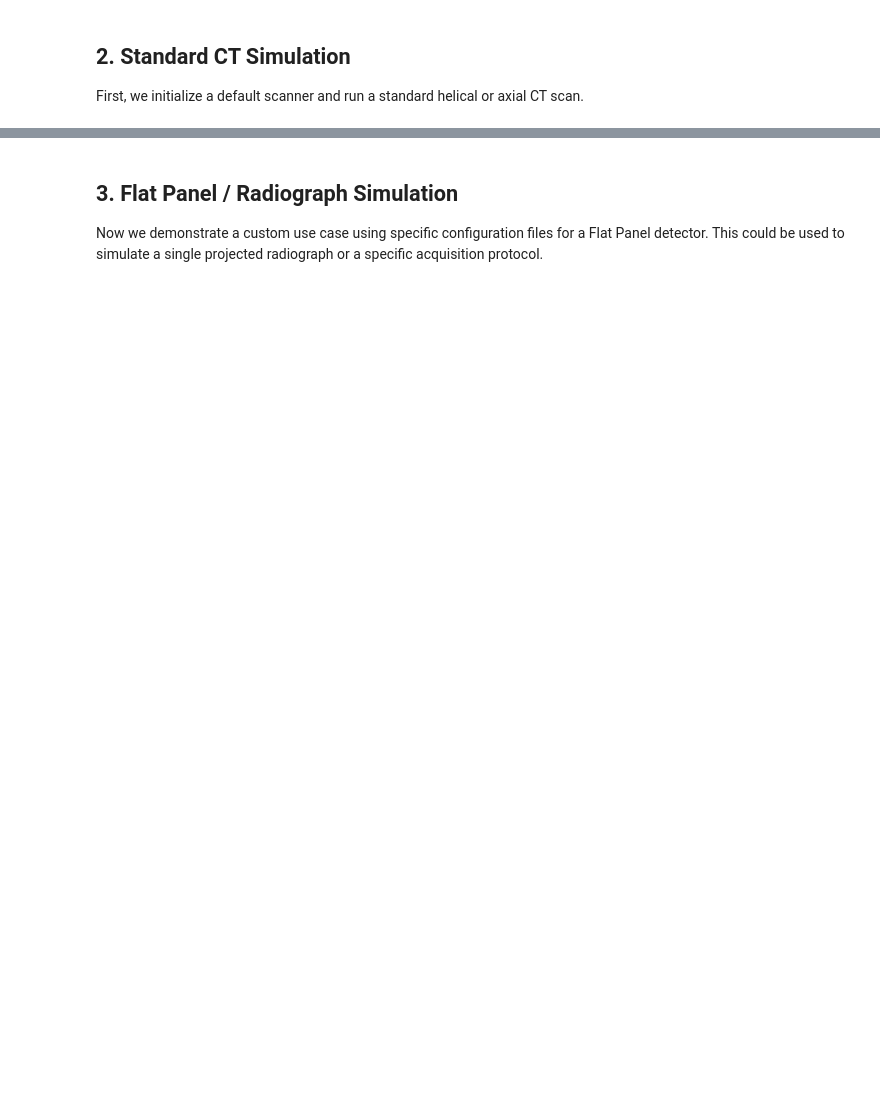
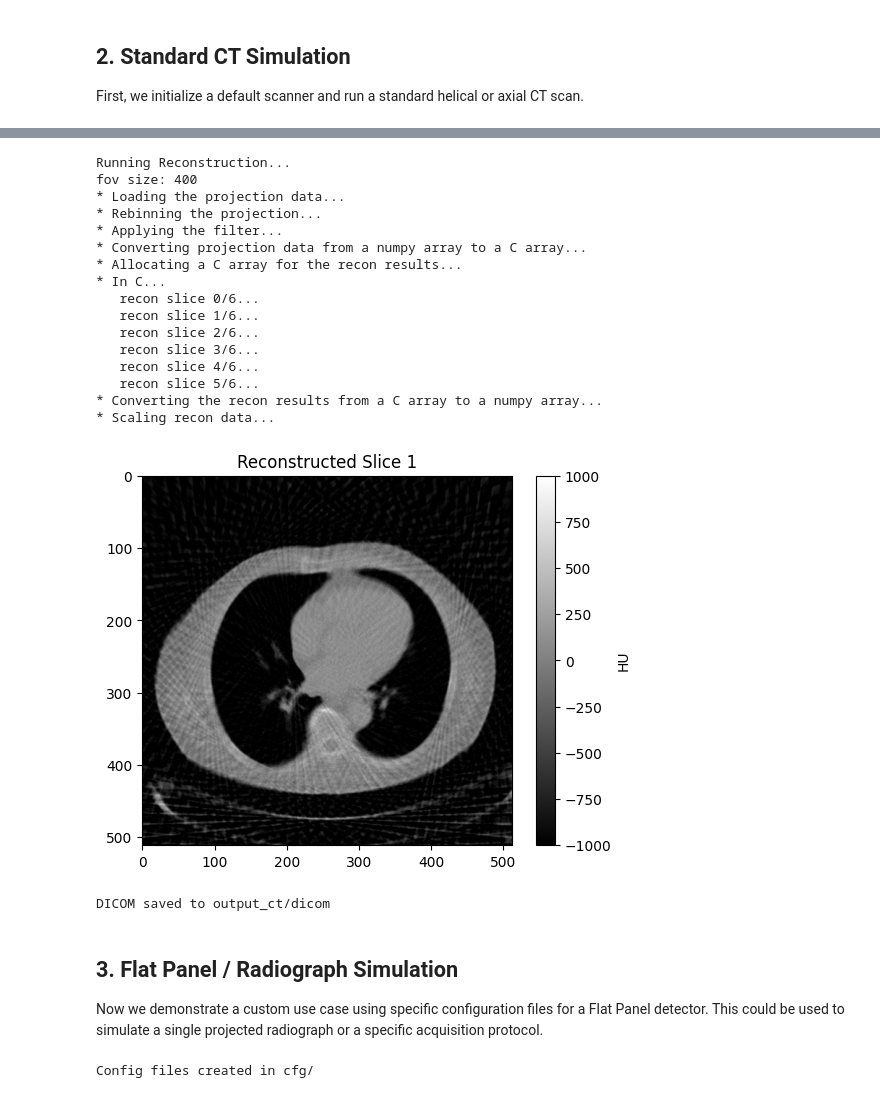
Before and after one commit to DIDSR/VITools, a Jupyter notebook: notebooks/04_voxelized_phantom_radiograph.ipynb, the cells around one changed output, grey strips where cells are left out. Saved outputs shown, nothing was run; the diff lists cells and outputs as text; code cells hidden in the pictures; blank space fills up the shorter version.

Commit message:
finished running new advanced notebook with matched CT and radiograph

```diff
--- a/notebooks/04_voxelized_phantom_radiograph.ipynb
+++ b/notebooks/04_voxelized_phantom_radiograph.ipynb
@@ -103,30 +171,39 @@ plt.show()
 # %%
-# Run Scan and Reconstruction
-# We'll scan a smaller range to save time for this example, e.g., 50mm centered.
-center_z = 0
-scan_range = 20
-start_z = center_z - scan_range / 2
-end_z = center_z + scan_range / 2
-
-print("Running CT Scan...")
-scanner_ct.run_scan(mA=50, kVp=120, startZ=start_z, endZ=end_z, pitch=1.0)
-
 print("Running Reconstruction...")
 # Note: The provided phantom has a slice thickness of 3.0mm. We reconstruct with similar thickness.
-scanner_ct.run_recon(fov=500, slice_thickness=3.0)
+scanner_ct.run_recon(fov=400, slice_thickness=3.0)
 
 # Visualize a reconstructed slice
 if scanner_ct.recon is not None and len(scanner_ct.recon) > 0:
     mid_slice = scanner_ct.recon.shape[0] // 2
     plt.imshow(scanner_ct.recon[mid_slice], cmap='gray', vmin=-1000, vmax=1000)
     plt.title(f"Reconstructed Slice {mid_slice}")
     plt.colorbar(label='HU')
     plt.show()
 
 # Save DICOM
 dicom_path = Path("output_ct") / "dicom" / "ct_scan.dcm"
 scanner_ct.write_to_dicom(dicom_path)
 print(f"DICOM saved to {dicom_path.parent}")
+# %% [output]
+Running Reconstruction...
+fov size: 400
+* Loading the projection data...
+* Rebinning the projection...
+* Applying the filter...
+* Converting projection data from a numpy array to a C array...
+* Allocating a C array for the recon results...
+* In C...
+   recon slice 0/6...
+   recon slice 1/6...
+   recon slice 2/6...
+   recon slice 3/6...
+   recon slice 4/6...
+   recon slice 5/6...
+* Converting the recon results from a C array to a numpy array...
+* Scaling recon data...
+[figure, added]
+DICOM saved to output_ct/dicom
 # %% [markdown]
 ## 3. Flat Panel / Radiograph Simulation
 
@@ -142,8 +219,8 @@ protocol.scanTypes = [1, 1, 1]              # flags for airscan, offset scan, ph
 
 # Table and gantry
 protocol.scanTrajectory = "Gantry_Helical"	# name of the function that defines the scanning trajectory and model
-protocol.viewsPerRotation = 360	    	    # total numbers of view per rotation
-protocol.viewCount = 360                    # total number of views in scan
+protocol.viewsPerRotation = 10	    	    # total numbers of view per rotation
+protocol.viewCount = 10                    # total number of views in scan
 protocol.startViewId = 0		            # index of the first view in the scan
 protocol.stopViewId = protocol.startViewId+protocol.viewCount-1 # index of the last view in the scan
 protocol.airViewCount = 1		            # number of views averaged for air scan
@@ -160,7 +237,7 @@ protocol.focalspotOffset = [0, 0, 0]		# focalspot position offset
 # X-ray tube technique and filtration
 protocol.mA = 20		                    # tube current (in mA)
 protocol.spectrumCallback = "Spectrum"		# name of function that reads and models the X-ray spectrum
-protocol.spectrumFilename = "tungsten_tar7_120_unfilt.dat" # name of the spectrum file
+protocol.spectrumFilename = "tungsten_tar7.0_120_filt.dat" # name of the spectrum file
 protocol.spectrumScaling = 1		        # scaling factor such that spectrum is in photons / mA / s / mm^2 at 1000 mm
 protocol.bowtie = ""       # name of the bowtie file (or [])
 protocol.filterCallback = "Xray_Filter"     # name of function to compute additional filtration
@@ -213,7 +290,7 @@ physics.outputCallback = "WriteRawView"
 scanner_cfg = """
 # Scanner geometry
 scanner.detectorCallback = "Detector_FlatPanel" # name of function that defines the detector shape and model
-scanner.sid = 540.0                         # source-to-iso distance (in mm)
+scanner.sid = 900.0                         # source-to-iso distance (in mm)
 scanner.sdd = 950.0                         # source-to-detector distance (in mm)
 scanner.detectorColCount = 500             # total number of detector columns
 scanner.detectorRowCount = 500             # total number of detector rows
@@ -250,3 +327,5 @@ with open(cfg_dir / 'scanner_flat_panel.cfg', 'w') as f:
     f.write(scanner_cfg)
 
 print("Config files created in cfg/")
+# %% [output]
+Config files created in cfg/
```
Also changed, not shown: parts of 9 cells of this notebook.
